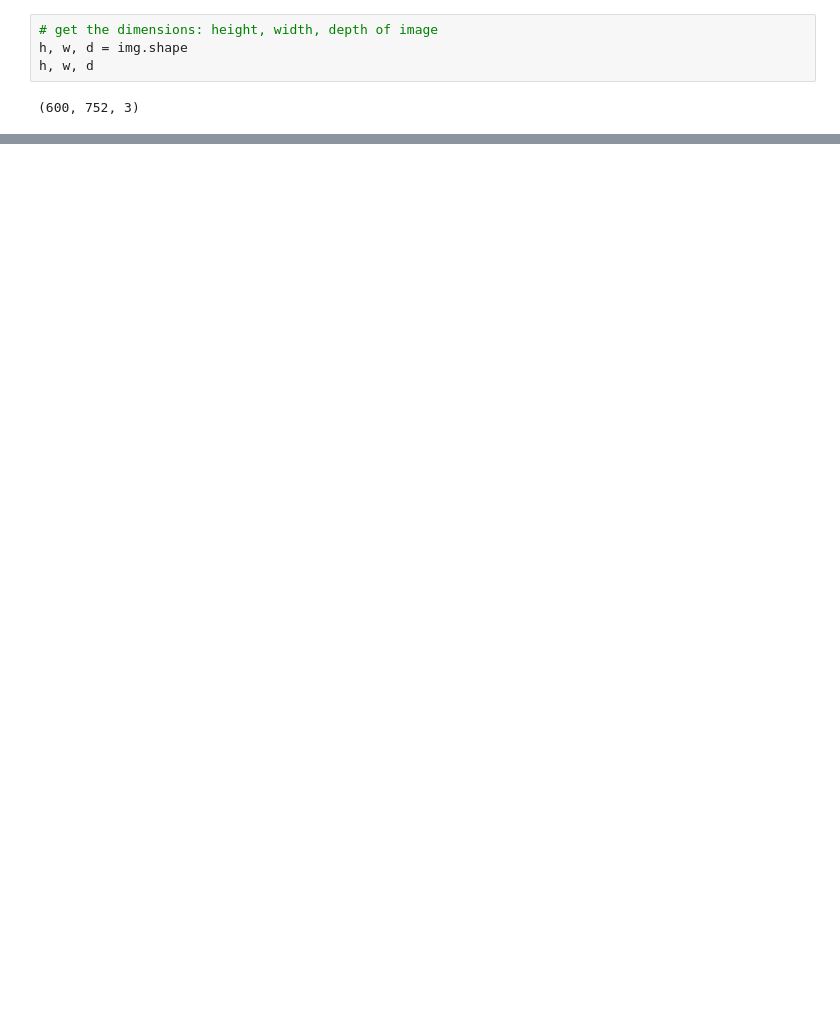
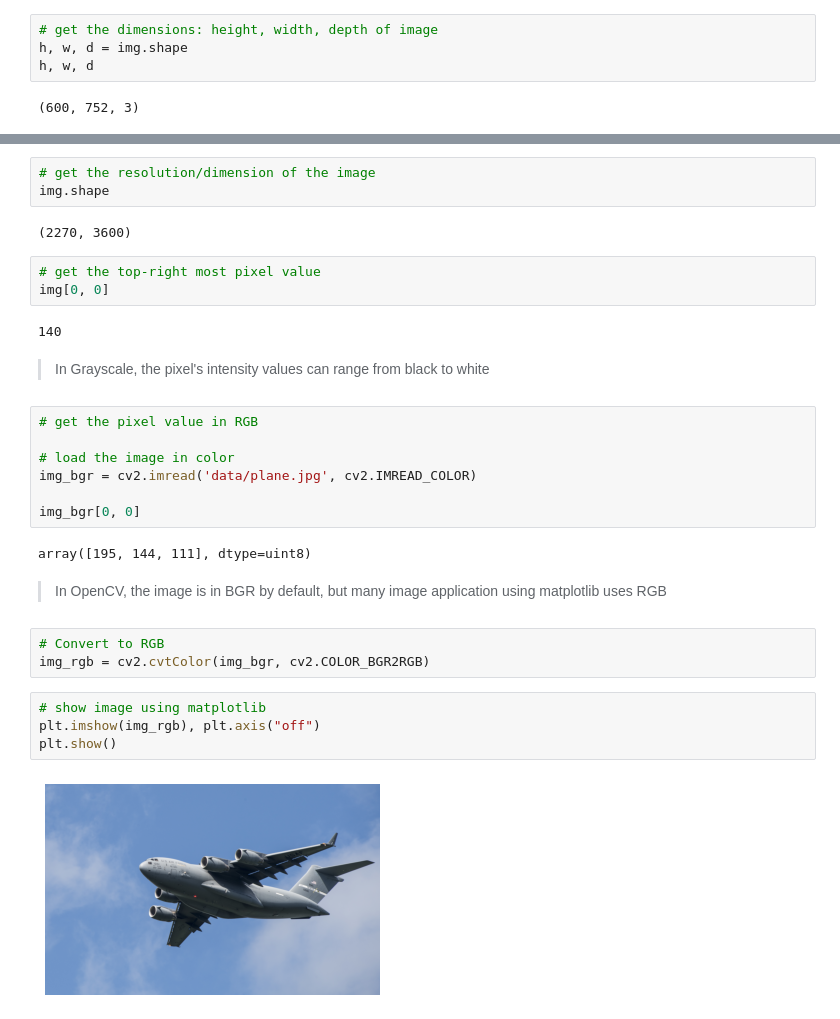
Before and after one commit to abhi3700/My_Learning_AI, a Jupyter notebook: libs/opencv/opencv.ipynb, the cells around one changed output, grey strips where cells are left out. Drawn from its saved outputs; the diff is of its cells as text; blank space fills up the shorter version.

```diff
--- a/libs/opencv/opencv.ipynb
+++ b/libs/opencv/opencv.ipynb
@@ -21,0 +61,32 @@ h, w, d
+# %%
+# get the resolution/dimension of the image
+img.shape
+# %% [output]
+(2270, 3600)
+# %%
+# get the top-right most pixel value
+img[0, 0]
+# %% [output]
+140
+# %% [markdown]
+> In Grayscale, the pixel's intensity values can range from black to white
+# %%
+# get the pixel value in RGB
+
+# load the image in color
+img_bgr = cv2.imread('data/plane.jpg', cv2.IMREAD_COLOR)
+
+img_bgr[0, 0]
+# %% [output]
+array([195, 144, 111], dtype=uint8)
+# %% [markdown]
+> In OpenCV, the image is in BGR by default, but many image application using matplotlib uses RGB
+# %%
+# Convert to RGB
+img_rgb = cv2.cvtColor(img_bgr, cv2.COLOR_BGR2RGB)
+# %%
+# show image using matplotlib
+plt.imshow(img_rgb), plt.axis("off")
+plt.show()
+# %% [output]
+[figure, added]
```
Also changed, not shown: parts of 15 cells of this notebook, 1 other file.
